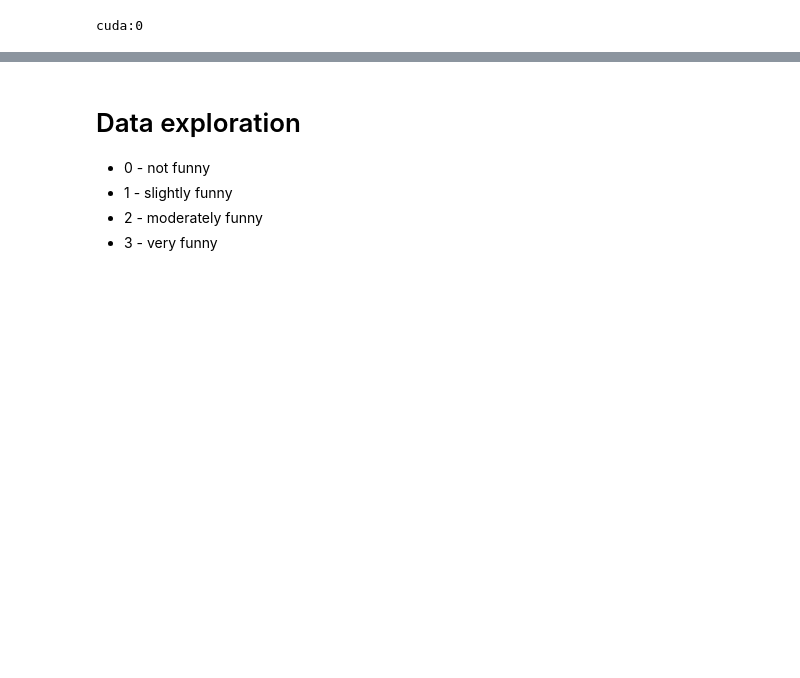
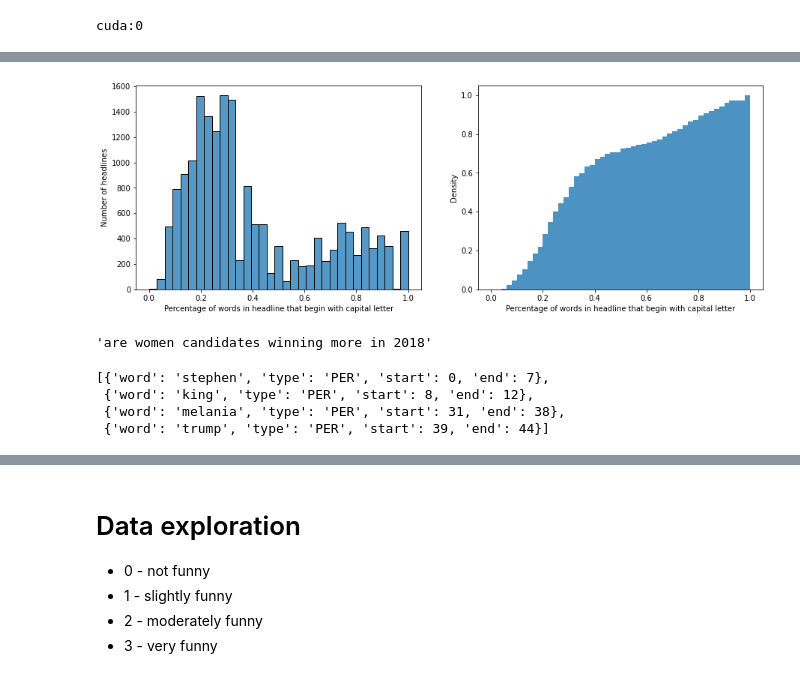
Before and after one commit to ML3ngiRNErT/funniness-regression, a Jupyter notebook: task_1_main.ipynb, the cells around one changed output, grey strips where cells are left out. Cells and saved outputs as stored; diff of their text form; code cells hidden in the pictures; blank space fills up the shorter version.

```diff
--- a/task_1_main.ipynb
+++ b/task_1_main.ipynb
@@ -101,4 +110,7 @@ cuda:0
 # %%
 # Load data
 train_df = pd.read_csv('data/train.csv')
+funlines_df = pd.read_csv('data/train_funlines.csv')
 test_df = pd.read_csv('data/dev.csv')
+news_df = pd.read_json('News_Category_Dataset_v2.json', lines=True)
+all_headlines = list(train_df['original']) + list(funlines_df['original'])
@@ -104,0 +129,22 @@ test_df = pd.read_csv('data/dev.csv')
+# %%
+import re
+upperalpha = set('ABCDEFGHIJKLMNOPQRSTUVWXYZ')
+punctuation = string.punctuation + '‘’”“'
+hasCap = lambda x: (x[0] in upperalpha) or x[0].isdigit() if len(x) > 0 else False
+def percentageCap(sentence):
+    cleaned = re.sub(r"<(.*)\/>", "\g<1>", sentence).strip(punctuation).split(' ')
+    return (len([w for w in cleaned if hasCap(w)]) / len(cleaned), ' '.join(cleaned))
+
+cap_headlines = np.array([percentageCap(h) for h in all_headlines])
+fig, ax =plt.subplots(1,2, figsize=(15,5))
+caps = cap_headlines[:,0].astype(float)
+
+sns.histplot(caps, ax=ax[0])
+ax[0].set(xlabel='Percentage of words in headline that begin with capital letter', ylabel='Number of headlines')
+
+ax[1].set_xlabel('Percentage of words in headline that begin with capital letter')
+ax[1].set_ylabel('Density')
+ax[1]=plt.hist(caps,cumulative=True, density=True, bins=50, alpha=0.8)
+plt.show()
+# %% [output]
+[figure, added]
@@ -104,0 +160,9 @@ test_df = pd.read_csv('data/dev.csv')
+# %%
+
+def truecase(headline):
+    s = mtr.truecase(headline.lower(), return_str=True)
+    return s
+
+truecase(np.random.choice(headlines_more_than(0.8)))
+# %% [output]
+'are women candidates winning more in 2018'
@@ -104,0 +174,38 @@ test_df = pd.read_csv('data/dev.csv')
+# %%
+class EntityTagger:
+    def __init__(self):
+        self.nlp = pipeline("ner", model=model, tokenizer=tokenizer, device=0)
+
+    def _next_word_is_connected(self, results, i):
+        return (i < len(results) - 1) and \
+                results[i+1]['word'].startswith('##') and \
+                results[i]['end'] == results[i+1]['start'] \
+
+    def _process_results(self, results):
+        if not results:
+            return []
+        words = []
+        cur_word = ""
+        cur_start = results[0]['start']
+        for i, r in enumerate(results):
+            cur_word += re.sub("##(.*)", "\g<1>", r['word'])
+            if not self._next_word_is_connected(results, i):
+                words.append(dict(word=cur_word, type=r['entity'][2::], start=cur_start, end=r['end']))
+                cur_word = ""
+                cur_start = results[i+1]['start'] if i < len(results) - 1 else results[i]['start']
+
+        return words
+
+    def tag(self, text):
+        results = nlp(text)
+        return self._process_results(results)
+
+tagger = EntityTagger()
+# example = "Visa , Mastercard , Stripe , and eBay all quit Facebook ’s Libra in one day"
+example = np.random.choice(headlines_more_than(0.7))
+tagger.tag(example)
+# %% [output]
+[{'word': 'stephen', 'type': 'PER', 'start': 0, 'end': 7},
+ {'word': 'king', 'type': 'PER', 'start': 8, 'end': 12},
+ {'word': 'melania', 'type': 'PER', 'start': 31, 'end': 38},
+ {'word': 'trump', 'type': 'PER', 'start': 39, 'end': 44}]
```
Also changed, not shown: parts of 17 cells of this notebook.
